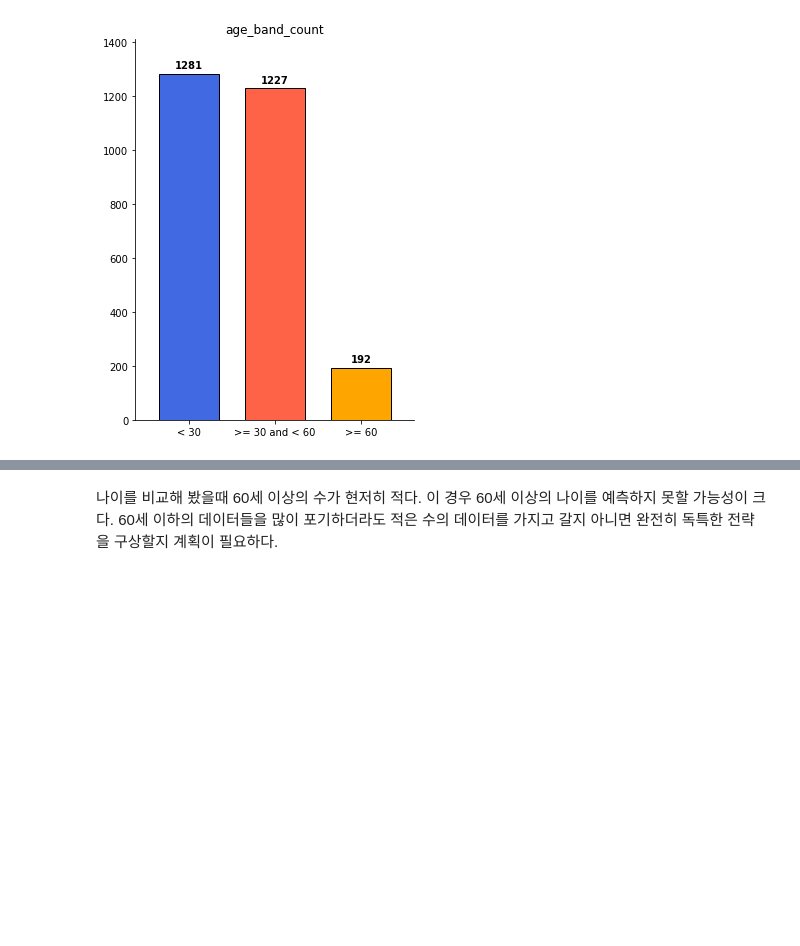
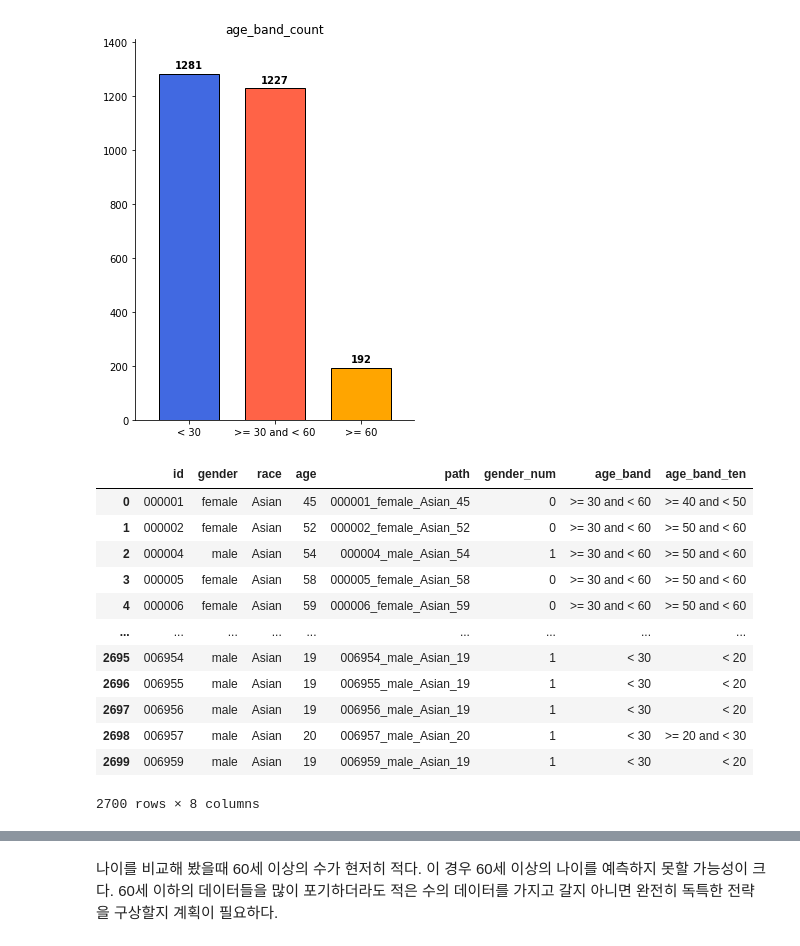
Before and after one commit to boostcampaitech2/image-classification-level1-02, a Jupyter notebook: mask_dataset/EDA.ipynb, the cells around one changed output, grey strips where cells are left out. Drawn from its saved outputs; the diff is of its cells as text; code cells hidden in the pictures; blank space fills up the shorter version.

```diff
--- a/mask_dataset/EDA.ipynb
+++ b/mask_dataset/EDA.ipynb
@@ -355,3 +356,26 @@ for idx, value in zip(age_band_count.index, age_band_count):
 plt.show()
 # %% [output]
 [figure]
+# %%
+df["age_band_ten"] = None
+df.loc[(df["age"] < 20),"age_band_ten"] = "< 20"
+df.loc[(df["age"] >= 20)&(df["age"] < 30),"age_band_ten"] = ">= 20 and < 30"
+df.loc[(df["age"] >= 30)&(df["age"] < 40),"age_band_ten"] = ">= 30 and < 40"
+df.loc[(df["age"] >= 40)&(df["age"] < 50),"age_band_ten"] = ">= 40 and < 50"
+df.loc[(df["age"] >= 50)&(df["age"] < 60),"age_band_ten"] = ">= 50 and < 60"
+df.loc[(df["age"] >= 60),"age_band_ten"] = ">= 60"
+df
+# %% [output]
+|  | id | gender | race | age | path | gender_num | age_band | age_band_ten |
+| 0 | 000001 | female | Asian | 45 | 000001_female_Asian_45 | 0 | >= 30 and < 60 | >= 40 and < 50 |
+| 1 | 000002 | female | Asian | 52 | 000002_female_Asian_52 | 0 | >= 30 and < 60 | >= 50 and < 60 |
+| 2 | 000004 | male | Asian | 54 | 000004_male_Asian_54 | 1 | >= 30 and < 60 | >= 50 and < 60 |
+| 3 | 000005 | female | Asian | 58 | 000005_female_Asian_58 | 0 | >= 30 and < 60 | >= 50 and < 60 |
+| 4 | 000006 | female | Asian | 59 | 000006_female_Asian_59 | 0 | >= 30 and < 60 | >= 50 and < 60 |
+| ... | ... | ... | ... | ... | ... | ... | ... | ... |
+| 2695 | 006954 | male | Asian | 19 | 006954_male_Asian_19 | 1 | < 30 | < 20 |
+| 2696 | 006955 | male | Asian | 19 | 006955_male_Asian_19 | 1 | < 30 | < 20 |
+| 2697 | 006956 | male | Asian | 19 | 006956_male_Asian_19 | 1 | < 30 | < 20 |
+| 2698 | 006957 | male | Asian | 20 | 006957_male_Asian_20 | 1 | < 30 | >= 20 and < 30 |
+| 2699 | 006959 | male | Asian | 19 | 006959_male_Asian_19 | 1 | < 30 | < 20 |
+2700 rows × 8 columns
```
Also changed, not shown: parts of 5 cells of this notebook, 6 other files.
